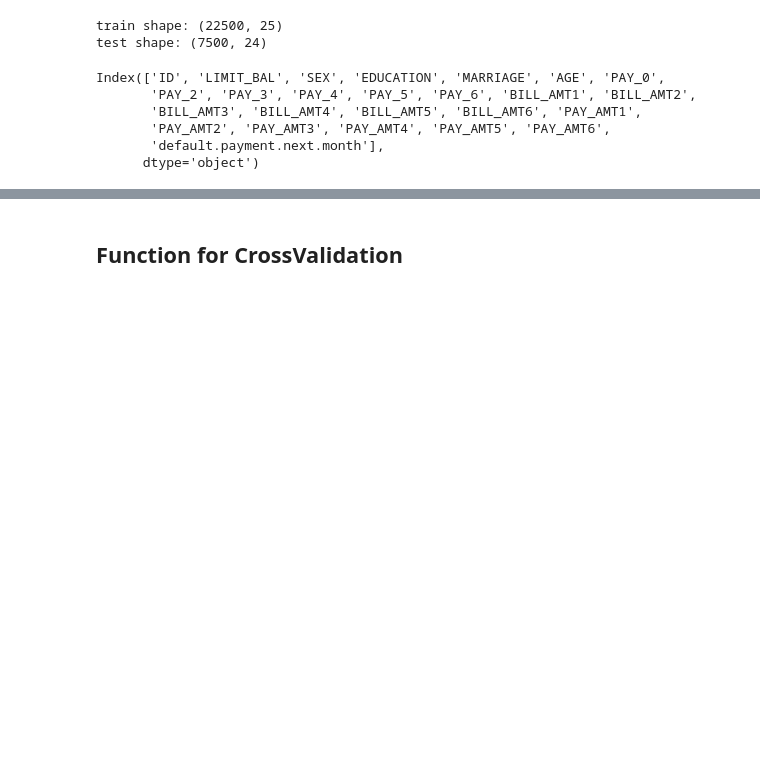
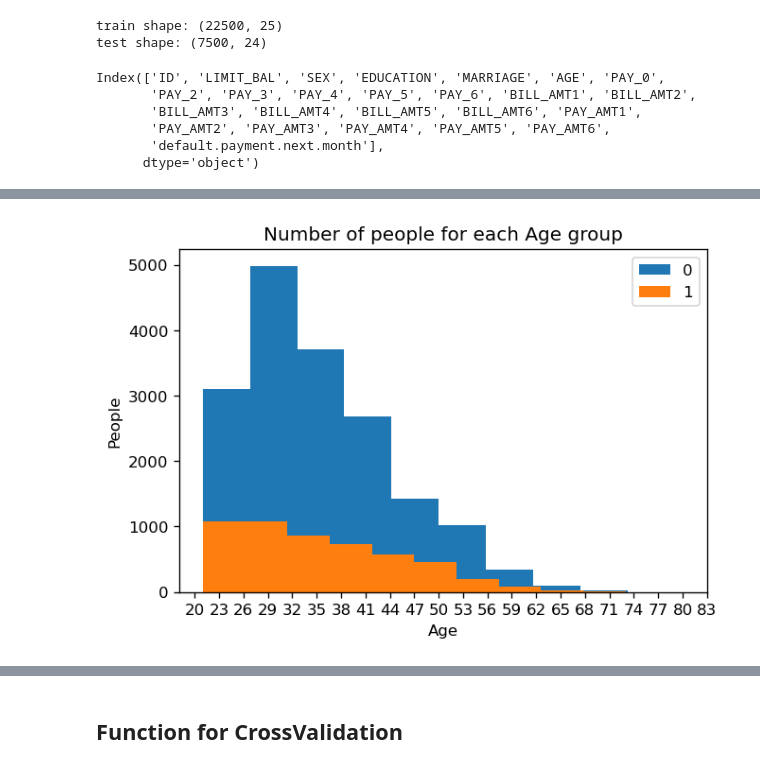
Before and after one commit to yixuanji666/data-science, a Jupyter notebook: uci_cc_defaults/UCI_Credit_Defaults.ipynb, the cells around one changed output, grey strips where cells are left out. Saved outputs shown, nothing was run; the diff lists cells and outputs as text; code cells hidden in the pictures; blank space fills up the shorter version.

```diff
--- a/uci_cc_defaults/UCI_Credit_Defaults.ipynb
+++ b/uci_cc_defaults/UCI_Credit_Defaults.ipynb
@@ -50,0 +93,10 @@ test.drop(['ID'], axis=1, inplace=True)
+# %%
+#Here we can see that, between age 20 to 45 most of the people will fall into default payment is 0.
+xticks = [i for i in range(20,85,3)]
+train.groupby('default.payment.next.month')['AGE'].plot.hist(legend=True, xticks = xticks,
+                                                             title = 'Number of people for each Age group')
+plt.xlabel('Age')
+plt.ylabel('People')
+plt.show()
+# %% [output]
+[figure, added]
```
Also changed, not shown: parts of 15 cells of this notebook.
